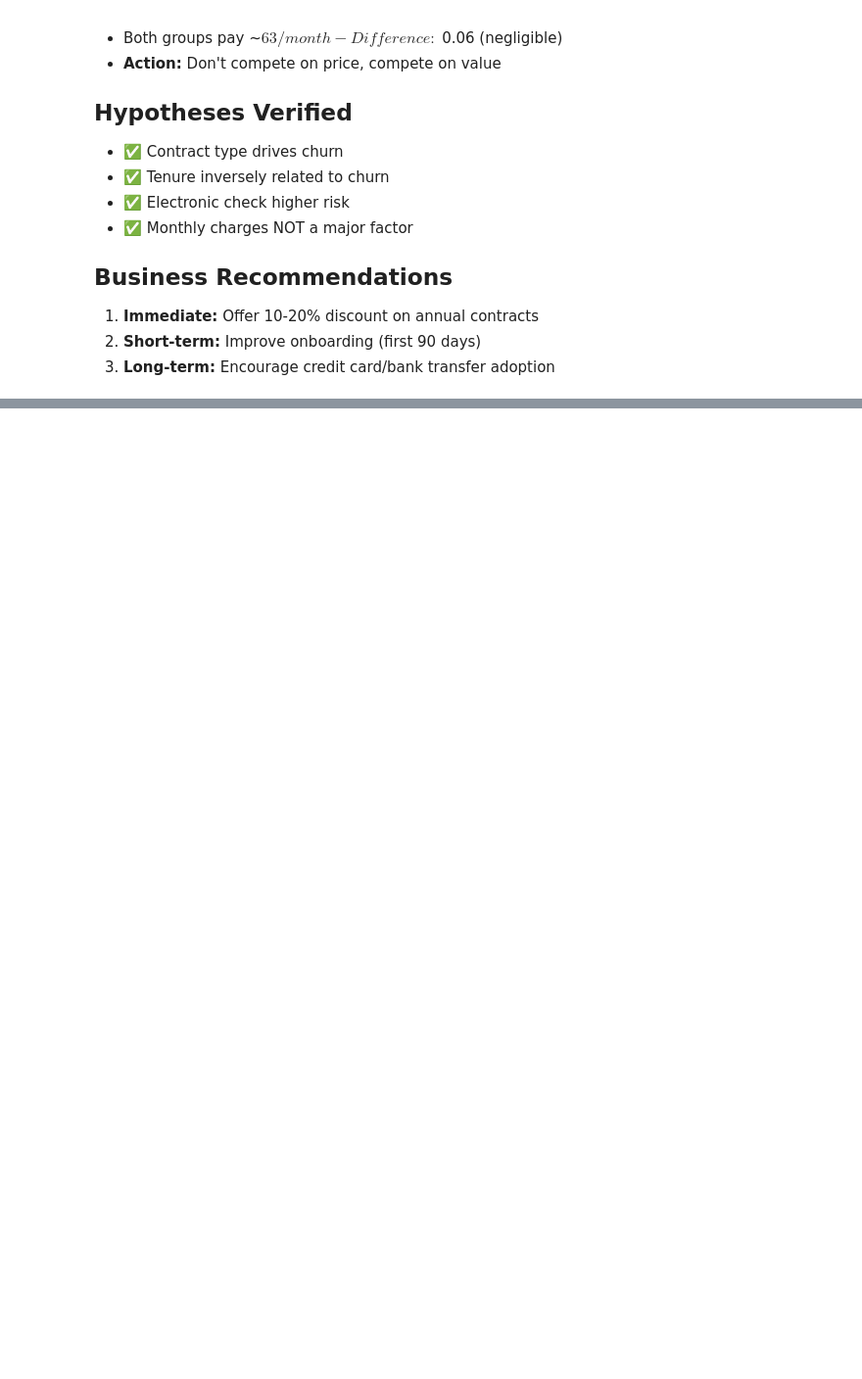
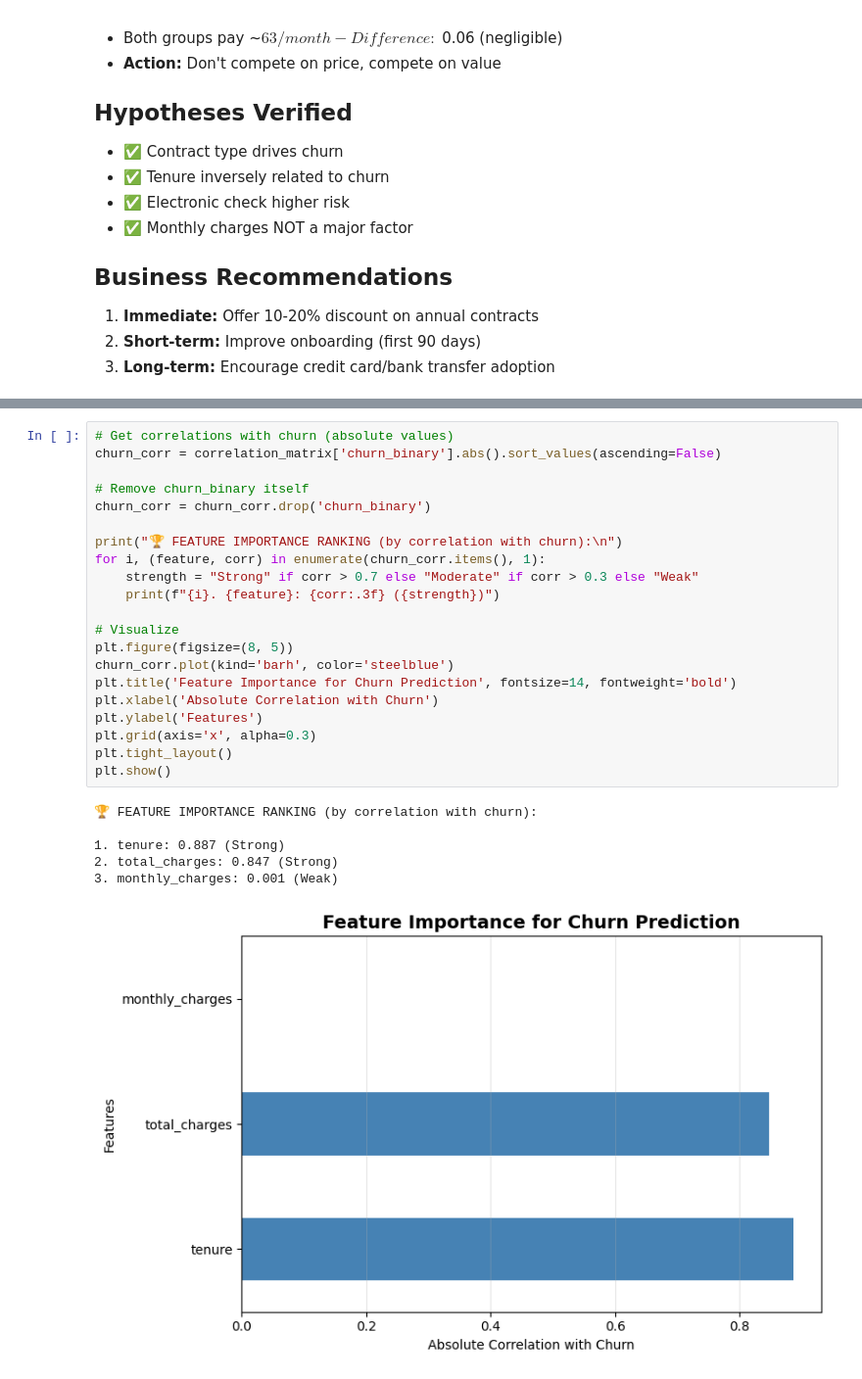
Before and after one commit to alexis-aquino/customer-churner, a Jupyter notebook: notebooks/01_load_data.ipynb, the cells around one changed output, grey strips where cells are left out. Shown at 98% size. Drawn from its saved outputs; the diff is of its cells as text; blank space fills up the shorter version.

```diff
--- a/notebooks/01_load_data.ipynb
+++ b/notebooks/01_load_data.ipynb
@@ -792,0 +880,28 @@ affect churn in this dataset.
+# %%
+# Get correlations with churn (absolute values)
+churn_corr = correlation_matrix['churn_binary'].abs().sort_values(ascending=False)
+
+# Remove churn_binary itself
+churn_corr = churn_corr.drop('churn_binary')
+
+print("🏆 FEATURE IMPORTANCE RANKING (by correlation with churn):\n")
+for i, (feature, corr) in enumerate(churn_corr.items(), 1):
+    strength = "Strong" if corr > 0.7 else "Moderate" if corr > 0.3 else "Weak"
+    print(f"{i}. {feature}: {corr:.3f} ({strength})")
+
+# Visualize
+plt.figure(figsize=(8, 5))
+churn_corr.plot(kind='barh', color='steelblue')
+plt.title('Feature Importance for Churn Prediction', fontsize=14, fontweight='bold')
+plt.xlabel('Absolute Correlation with Churn')
+plt.ylabel('Features')
+plt.grid(axis='x', alpha=0.3)
+plt.tight_layout()
+plt.show()
+# %% [output]
+🏆 FEATURE IMPORTANCE RANKING (by correlation with churn):
+
+1. tenure: 0.887 (Strong)
+2. total_charges: 0.847 (Strong)
+3. monthly_charges: 0.001 (Weak)
+[figure, added]
```
Also changed, not shown: parts of 12 cells of this notebook.
